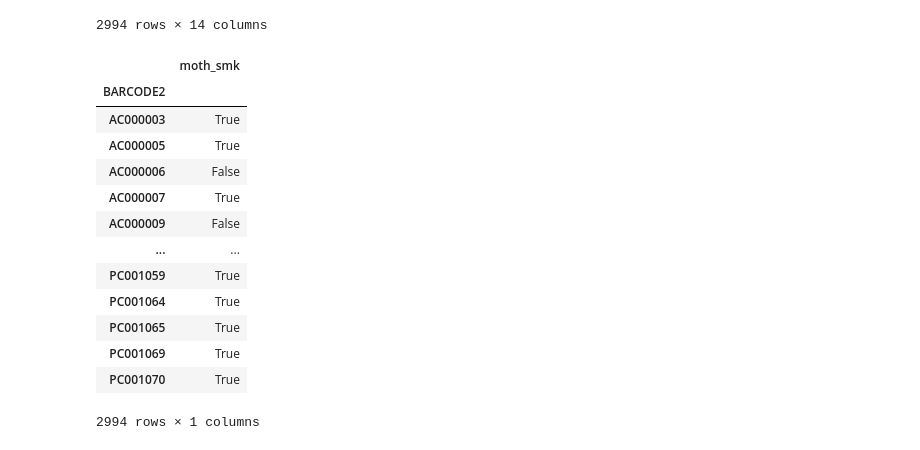
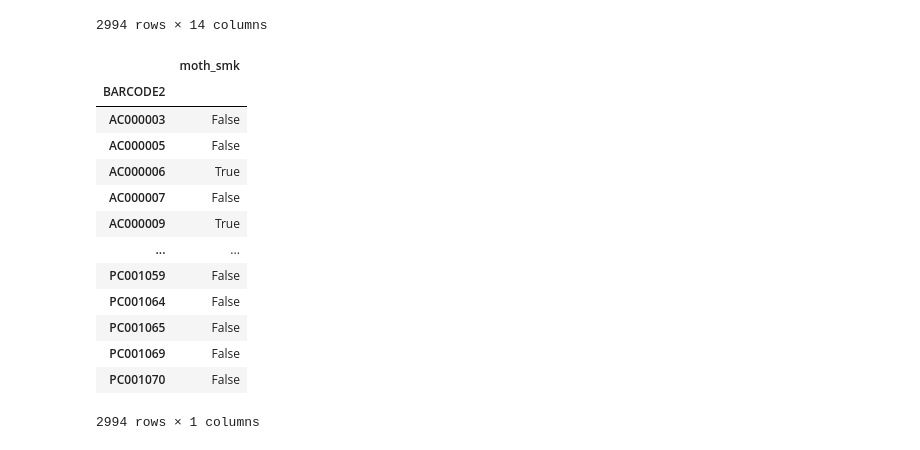
Before and after one commit to MGKane23/accelerate-cure, a Jupyter notebook: smk-profiling.ipynb, the cells around one changed output. Drawn from its saved outputs; the diff is of its cells as text; code cells hidden in the pictures.

```diff
--- a/smk-profiling.ipynb
+++ b/smk-profiling.ipynb
@@ -59,22 +59,22 @@ orig_smk_data
 2994 rows × 14 columns
 # %%
 smk_data = orig_smk_data.iloc[:,9].to_frame()
-smk_data.replace({1.0: True, 2.0: False, 3.0: np.nan}, inplace=True)
+smk_data.replace({1.0: False, 2.0: True, 3.0: np.nan}, inplace=True)
 smk_data
 # %% [output]
 |  | moth_smk |
 | BARCODE2 |  |
-| AC000003 | True |
-| AC000005 | True |
-| AC000006 | False |
-| AC000007 | True |
-| AC000009 | False |
+| AC000003 | False |
+| AC000005 | False |
+| AC000006 | True |
+| AC000007 | False |
+| AC000009 | True |
 | ... | ... |
-| PC001059 | True |
-| PC001064 | True |
-| PC001065 | True |
-| PC001069 | True |
-| PC001070 | True |
+| PC001059 | False |
+| PC001064 | False |
+| PC001065 | False |
+| PC001069 | False |
+| PC001070 | False |
 2994 rows × 1 columns
 # %%
 smk_data.to_pickle('pkl/smk.pkl')
```
Also changed, not shown: 5 other files.
